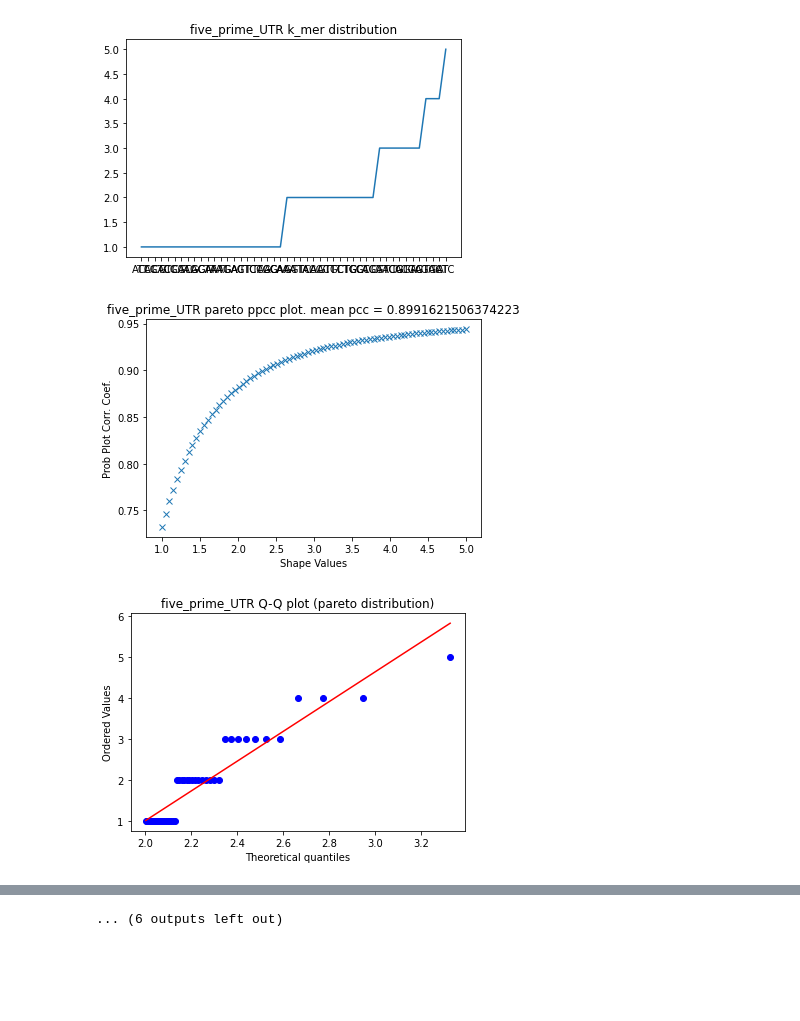
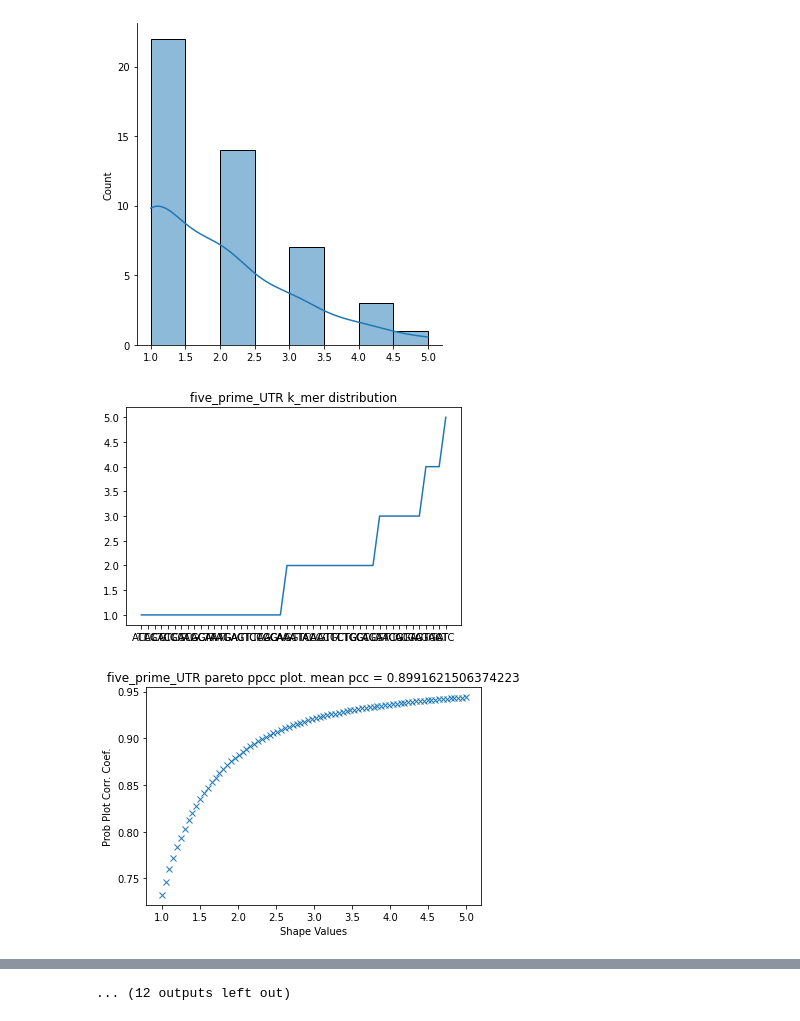
Before and after one commit to ocean-rey/rna-entropy-project, a Jupyter notebook: Untitled.ipynb, the cells around one changed output, grey strips where cells are left out. Saved outputs shown, nothing was run; the diff lists cells and outputs as text; code cells hidden in the pictures; blank space fills up the shorter version.

```diff
--- a/Untitled.ipynb
+++ b/Untitled.ipynb
@@ -68,13 +50,12 @@ rona_map
 # %%
 full_dist = get_distribution_jumping(rona)
-full_dist = sorted(full_dist.items(), key=lambda kv: kv[1], reverse=False)
-x_full, y_full = zip(*full_dist)
-plt.plot(x_full, y_full)
-plt.show()
-(svals, ppcc) = stats.ppcc_plot(x=y_full, a=y_full[0],
-                                b=y_full[-1],plot=plt,
-                                dist="pareto")
-plt.show()
-full_avg_cc = ppcc.mean()
-print("Average Correlation Coefficient:{}".format(full_avg_cc))
-x_full
+#full_dist = sorted(full_dist.items(), key=lambda kv: kv[1], reverse=False)
+#x_full, y_full = zip(*full_dist)
+#plt.plot(x_full, y_full)
+#plt.show()
+#(svals, ppcc) = stats.ppcc_plot(x=y_full, a=y_full[0],
+#                                b=y_full[-1],plot=plt,
+#                                dist="pareto")
+#plt.show()
+#full_avg_cc = ppcc.mean()
+#print("Average Correlation Coefficient:{}".format(full_avg_cc))
@@ -102,24 +75,26 @@ Average Correlation Coefficient:0.9621352450759687
 # %%
 pareto_ppcc_map = {}
 for annotation in rona_map.keys():
     dist = {}
     for region in rona_map.get(annotation):
         dist = get_distribution_jumping(region, dist)
+    sns.displot(dist, kde = True)
+    plt.show()
     dist = sorted(dist.items(), key=lambda kv:  kv[1], reverse=False)
     x, y = zip(*dist)
     plt.plot(x, y)
     plt.title("{} k_mer distribution".format(annotation))
     plt.show()
     (svals, ppcc) = stats.ppcc_plot(x=y, a=y[0],
                                     b=y[-1],plot=plt,
                                     dist="pareto")
     pareto_ppcc_map[annotation] = ppcc.mean()
     plt.title("{} pareto ppcc plot. mean pcc = {}".format(annotation, ppcc.mean()))
     plt.show()
     stats.probplot(y, dist="pareto", plot=plt, sparams = [y[-1],y[0]])
     plt.title("{} Q-Q plot (pareto distribution)".format(annotation))
     plt.show()
 # %% [output]
-[figure, old version]
+[figure, new version]
-[figure, old version]
+[figure, new version]
-[figure, old version]
+[figure, new version]
@@ -135,4 +110,4 @@ for annotation in rona_map.keys():
-... (6 outputs left out)
+... (12 outputs left out)
 # %%
 tukeylambda_ppcc_map = {}
 for annotation in rona_map.keys():
```
Also changed, not shown: parts of 7 cells of this notebook, 2 other files.
